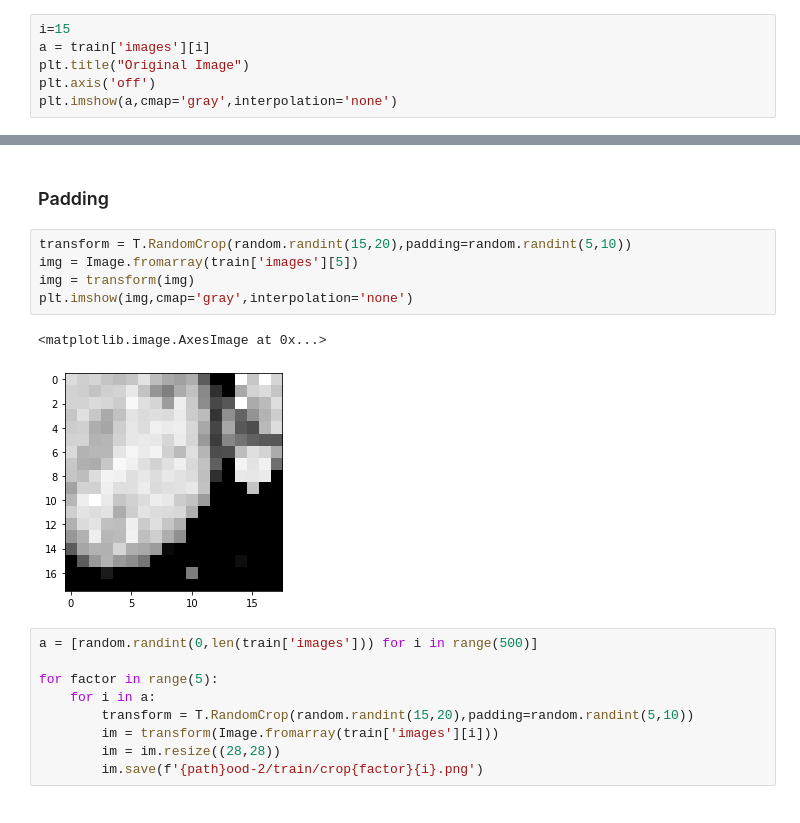
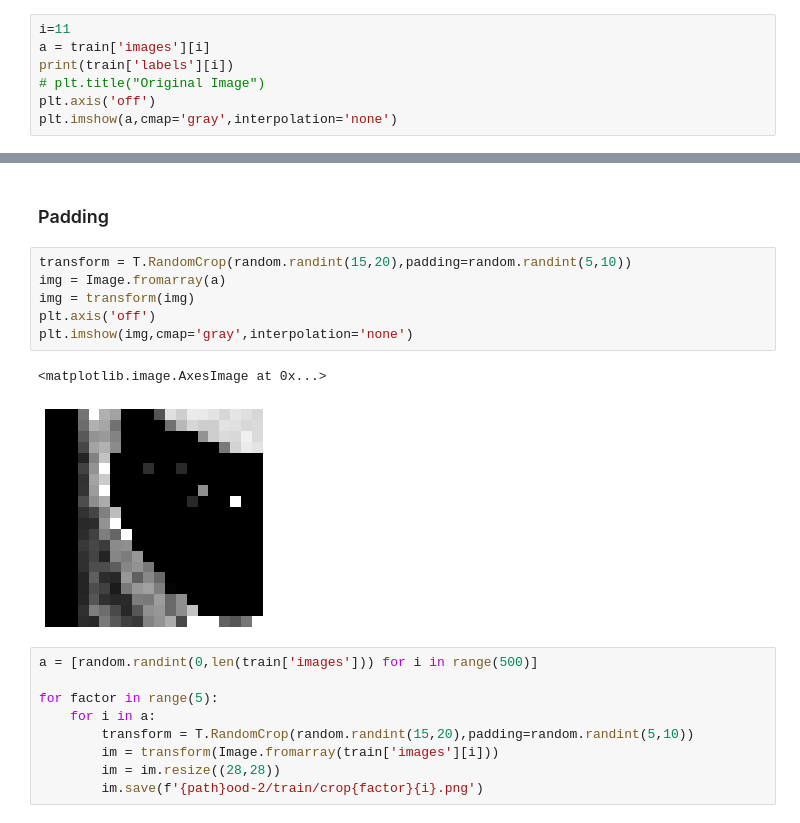
Before and after one commit to akshitt/AL-OOD, a Jupyter notebook: ood-2-files/OOD_2/create-ood-2-img.ipynb, the cells around one changed output, grey strips where cells are left out. Drawn from its saved outputs; the diff is of its cells as text.

```diff
--- a/ood-2-files/OOD_2/create-ood-2-img.ipynb
+++ b/ood-2-files/OOD_2/create-ood-2-img.ipynb
@@ -15,9 +15,10 @@ train = np.load(f'{path}train.npz')
 val = np.load(f'{path}val.npz')
 test = np.load(f'{path}test.npz')
 # %%
-i=15
+i=11
 a = train['images'][i]
-plt.title("Original Image")
+print(train['labels'][i])
+# plt.title("Original Image")
 plt.axis('off')
 plt.imshow(a,cmap='gray',interpolation='none')
 # %% [output]
@@ -93,12 +99,13 @@ plt.imshow(im5,cmap='gray',interpolation='none')
 ### Padding
 # %%
 transform = T.RandomCrop(random.randint(15,20),padding=random.randint(5,10))
-img = Image.fromarray(train['images'][5])
+img = Image.fromarray(a)
 img = transform(img)
+plt.axis('off')
 plt.imshow(img,cmap='gray',interpolation='none')
 # %% [output]
 <matplotlib.image.AxesImage at 0x...>
-[figure, old version]
+[figure, new version]
 # %%
 a = [random.randint(0,len(train['images'])) for i in range(500)]
 
```
Also changed, not shown: parts of 3 cells of this notebook, 13 other files.
